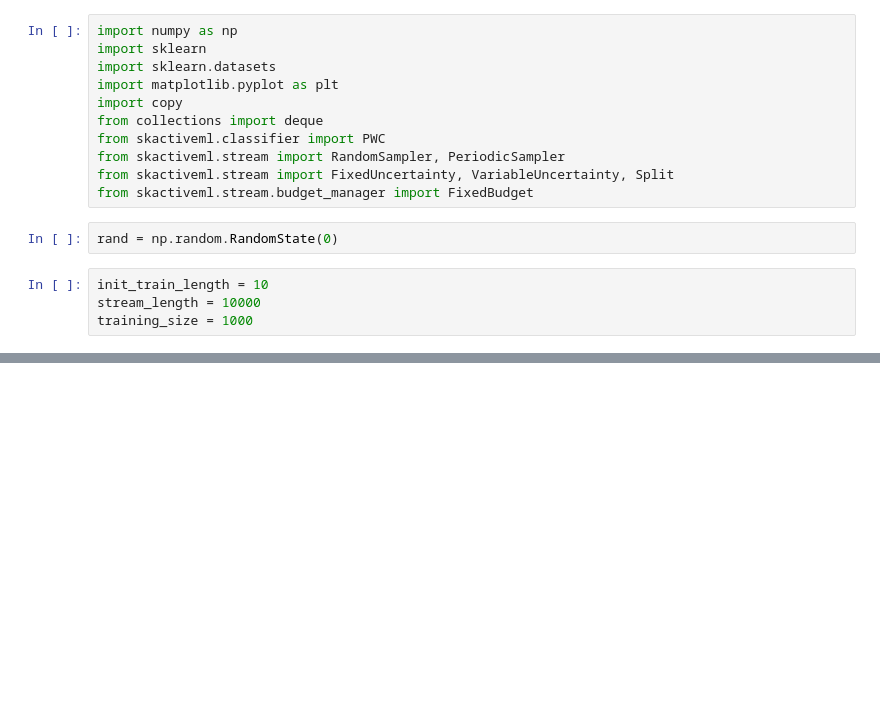
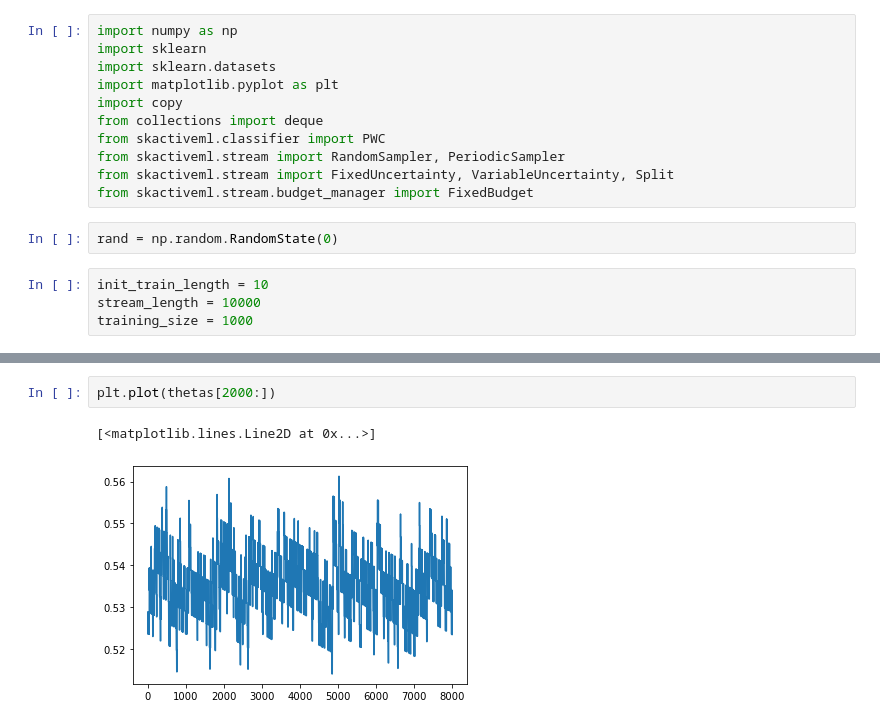
Before and after one commit to scikit-activeml/scikit-activeml, a Jupyter notebook: examples/stream/al_cycle_random.ipynb, the cells around one changed output, grey strips where cells are left out. Drawn from its saved outputs; the diff is of its cells as text; blank space fills up the shorter version.

```diff
--- a/examples/stream/al_cycle_random.ipynb
+++ b/examples/stream/al_cycle_random.ipynb
@@ -68,0 +72,5 @@ plt.legend()
+# %%
+plt.plot(thetas[2000:])
+# %% [output]
+[<matplotlib.lines.Line2D at 0x...>]
+[figure, added]
```
Also changed, not shown: parts of 4 cells of this notebook, 1 other file.
